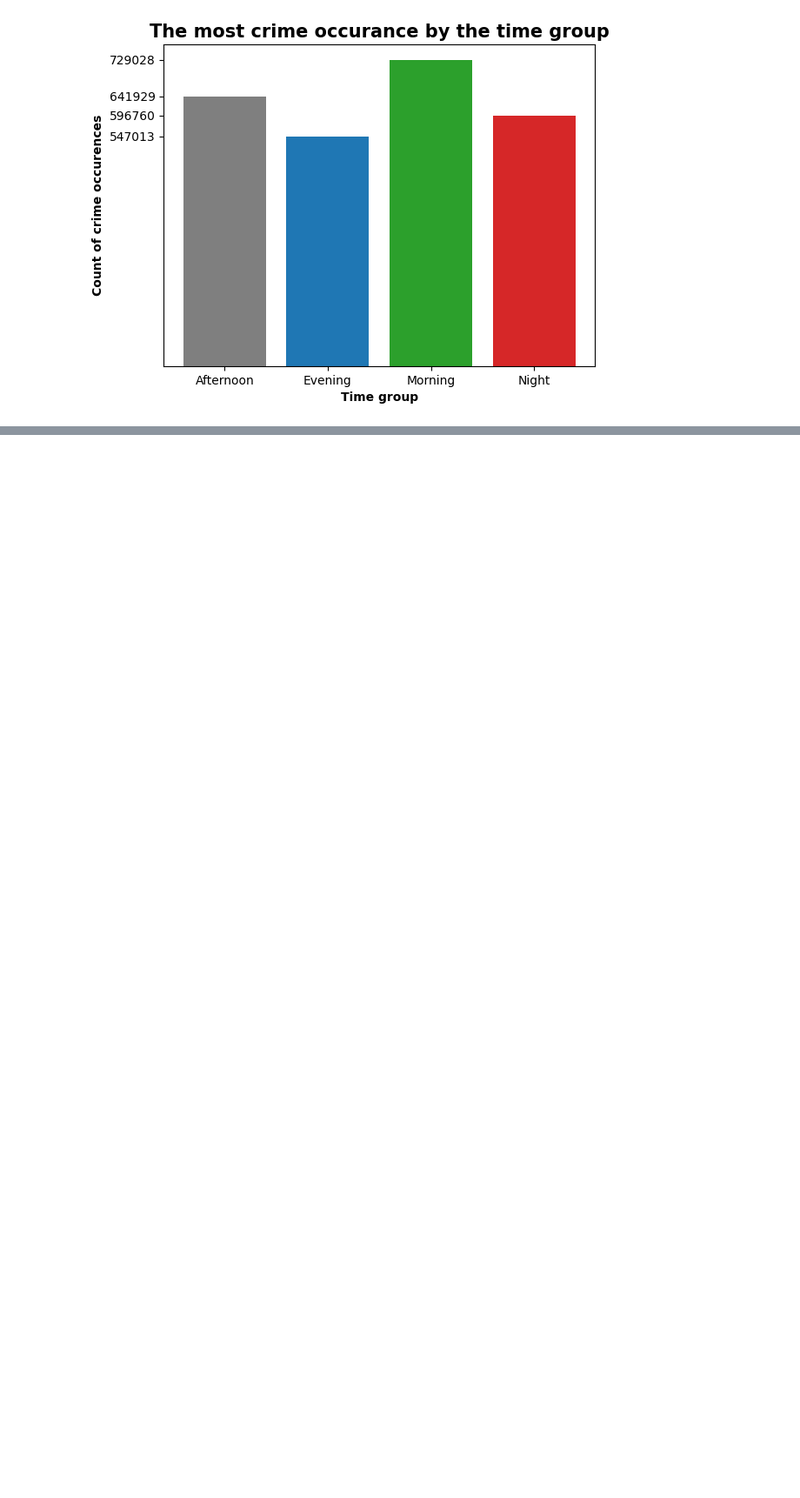
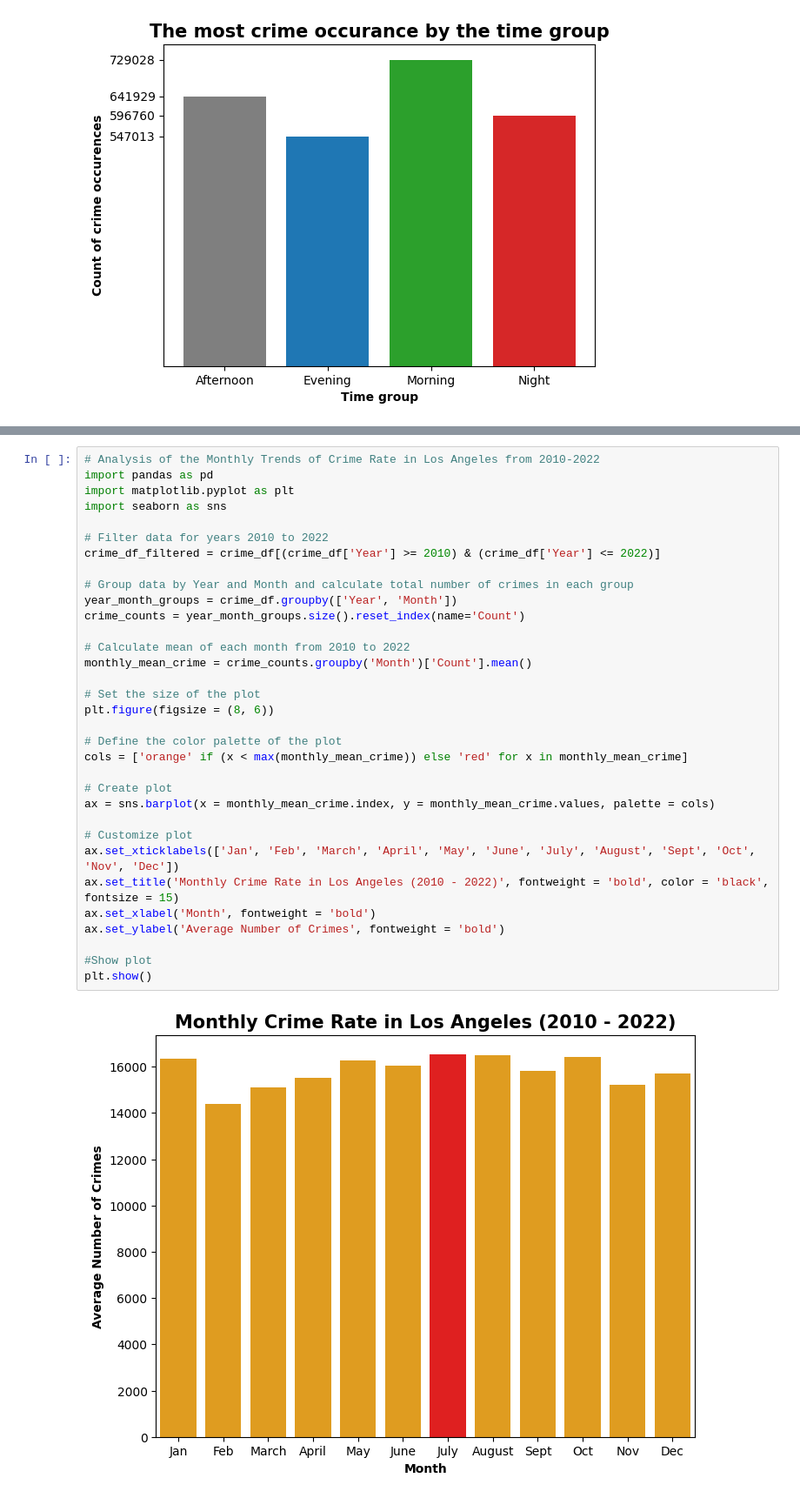
Before and after one commit to nidula/Analysing-Crime-Data-LA, a Jupyter notebook: Crime_Data_Analysis.ipynb, the cells around one changed output, grey strips where cells are left out. Shown at 87% size. Saved outputs shown, nothing was run; the diff lists cells and outputs as text; blank space fills up the shorter version.

Commit message:
Adding the analysis for 4 more analysis questions

```diff
--- a/Crime_Data_Analysis.ipynb
+++ b/Crime_Data_Analysis.ipynb
@@ -879,0 +882,35 @@ plt.show()
+# %%
+# Analysis of the Monthly Trends of Crime Rate in Los Angeles from 2010-2022
+import pandas as pd
+import matplotlib.pyplot as plt
+import seaborn as sns
+
+# Filter data for years 2010 to 2022
+crime_df_filtered = crime_df[(crime_df['Year'] >= 2010) & (crime_df['Year'] <= 2022)]
+
+# Group data by Year and Month and calculate total number of crimes in each group
+year_month_groups = crime_df.groupby(['Year', 'Month'])
+crime_counts = year_month_groups.size().reset_index(name='Count')
+
+# Calculate mean of each month from 2010 to 2022
+monthly_mean_crime = crime_counts.groupby('Month')['Count'].mean()
+
+# Set the size of the plot
+plt.figure(figsize = (8, 6))
+
+# Define the color palette of the plot
+cols = ['orange' if (x < max(monthly_mean_crime)) else 'red' for x in monthly_mean_crime]
+
+# Create plot
+ax = sns.barplot(x = monthly_mean_crime.index, y = monthly_mean_crime.values, palette = cols)
+
+# Customize plot
+ax.set_xticklabels(['Jan', 'Feb', 'March', 'April', 'May', 'June', 'July', 'August', 'Sept', 'Oct', 'Nov', 'Dec'])
+ax.set_title('Monthly Crime Rate in Los Angeles (2010 - 2022)', fontweight = 'bold', color = 'black', fontsize = 15)
+ax.set_xlabel('Month', fontweight = 'bold')
+ax.set_ylabel('Average Number of Crimes', fontweight = 'bold')
+
+#Show plot
+plt.show()
+# %% [output]
+[figure, added]
```
Also changed, not shown: parts of 9 cells of this notebook.
